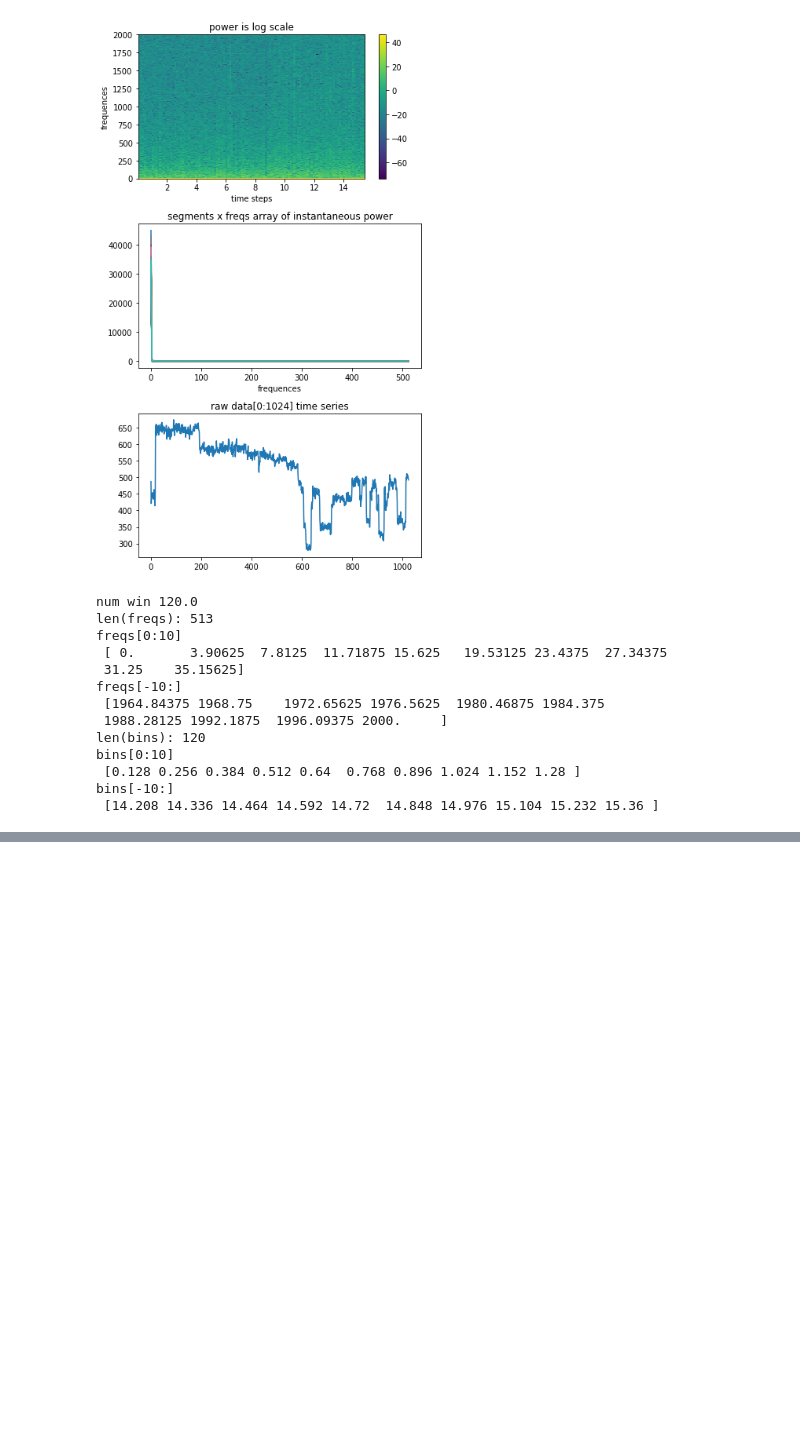
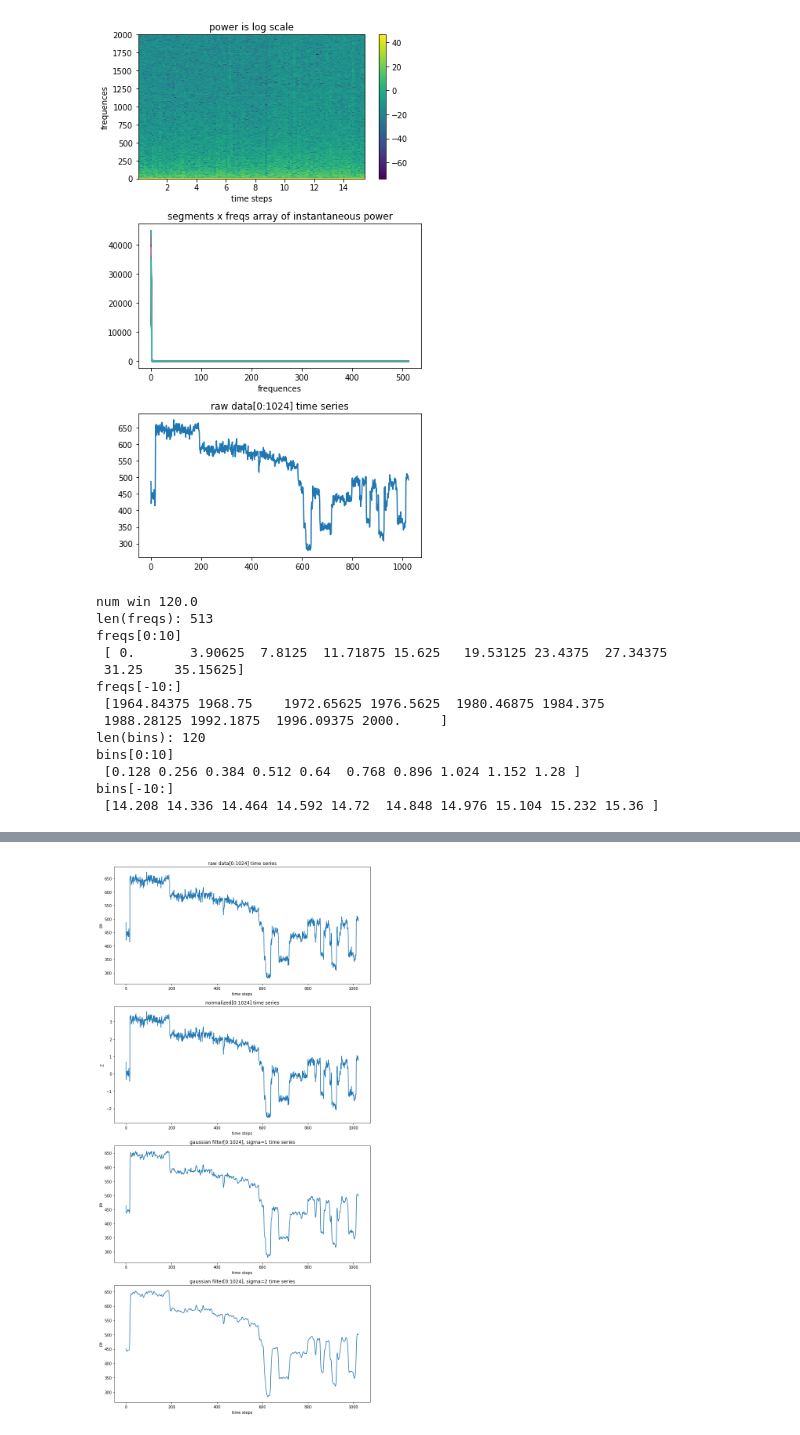
Before and after one commit to AEDWIP/DeepBio, a Jupyter notebook: nanoPoreSpectrogram.ipynb, the cells around one changed output, grey strips where cells are left out. Saved outputs shown, nothing was run; the diff lists cells and outputs as text; code cells hidden in the pictures; blank space fills up the shorter version.

Commit message:
added white noise filtering example

```diff
--- a/nanoPoreSpectrogram.ipynb
+++ b/nanoPoreSpectrogram.ipynb
@@ -106,0 +155,52 @@ bins[-10:]
+# %%
+fig = plt.figure(figsize=(10,20))
+grid = 411 # nrow, ncol, place in grid
+plt.subplot(grid)
+
+#########
+plt.plot(raw_data[0:nfft])
+plt.title("raw data[0:" + str(nfft) + "] time series")
+plt.xlabel("time steps")
+plt.ylabel("pa")
+
+#########
+grid +=1
+plt.subplot(grid) # nrow, ncol, place in grid
+norm = (raw_data - np.mean(raw_data) ) / np.std(raw_data)
+plt.plot(norm[0:nfft])
+plt.title("normalized[0:" + str(nfft) + "] time series")
+plt.xlabel("time steps")
+plt.ylabel("Z")
+
+#########
+grid +=1
+plt.subplot(grid) # nrow, ncol, place in grid
+
+#what should sigma be?
+sigma = 1
+gf = gaussian_filter1d(raw_data, sigma)
+plt.plot(gf[0:nfft])
+plt.title("gaussian filter[0:" + str(nfft) + "], sigma=" + str(sigma) + " time series")
+plt.xlabel("time steps")
+plt.ylabel("pa")
+
+#########
+grid +=1
+plt.subplot(grid) # nrow, ncol, place in grid
+
+#what should sigma be?
+sigma = 2
+gf = gaussian_filter1d(raw_data, sigma)
+plt.plot(gf[0:nfft])
+plt.title("gaussian filter[0:" + str(nfft) + "], sigma=" + str(sigma) + " time series")
+plt.xlabel("time steps")
+plt.ylabel("pa")
+
+
+
+#######
+plt.tight_layout() # adjust so that labels do not over lap
+
+plt.show()
+# %% [output]
+[figure, added]
```
Also changed, not shown: parts of 8 cells of this notebook, 2 other files.
